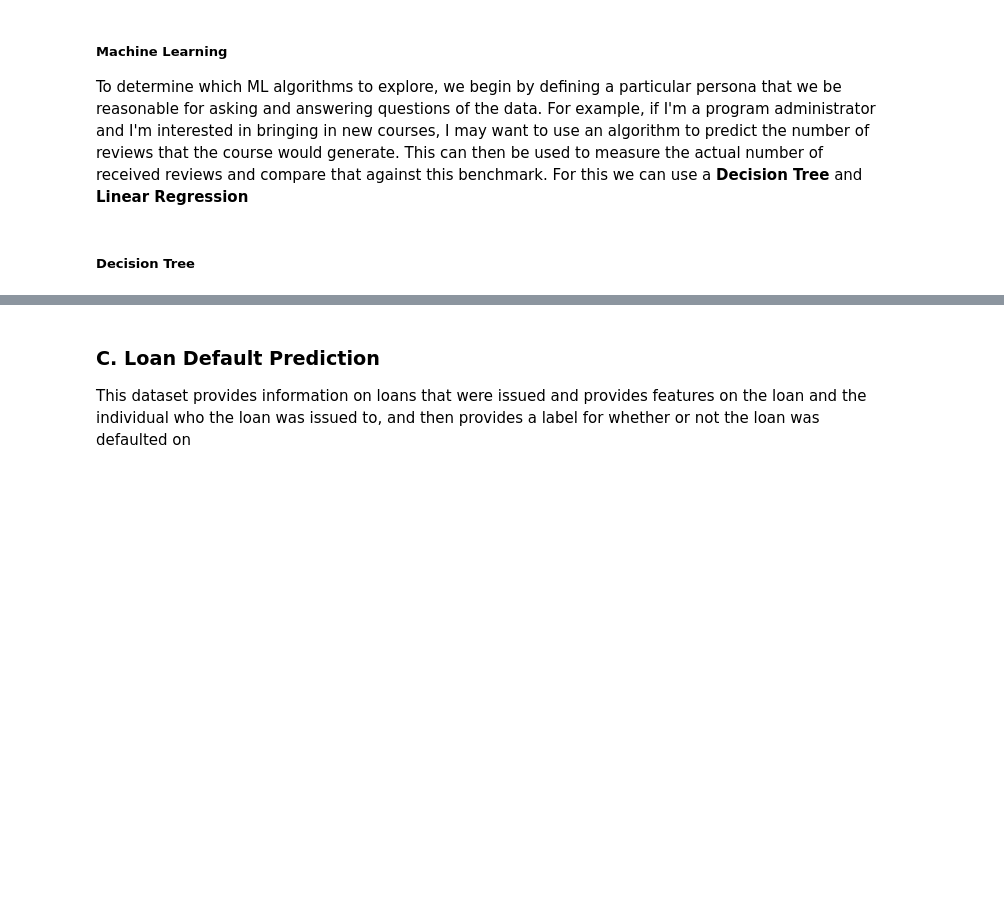
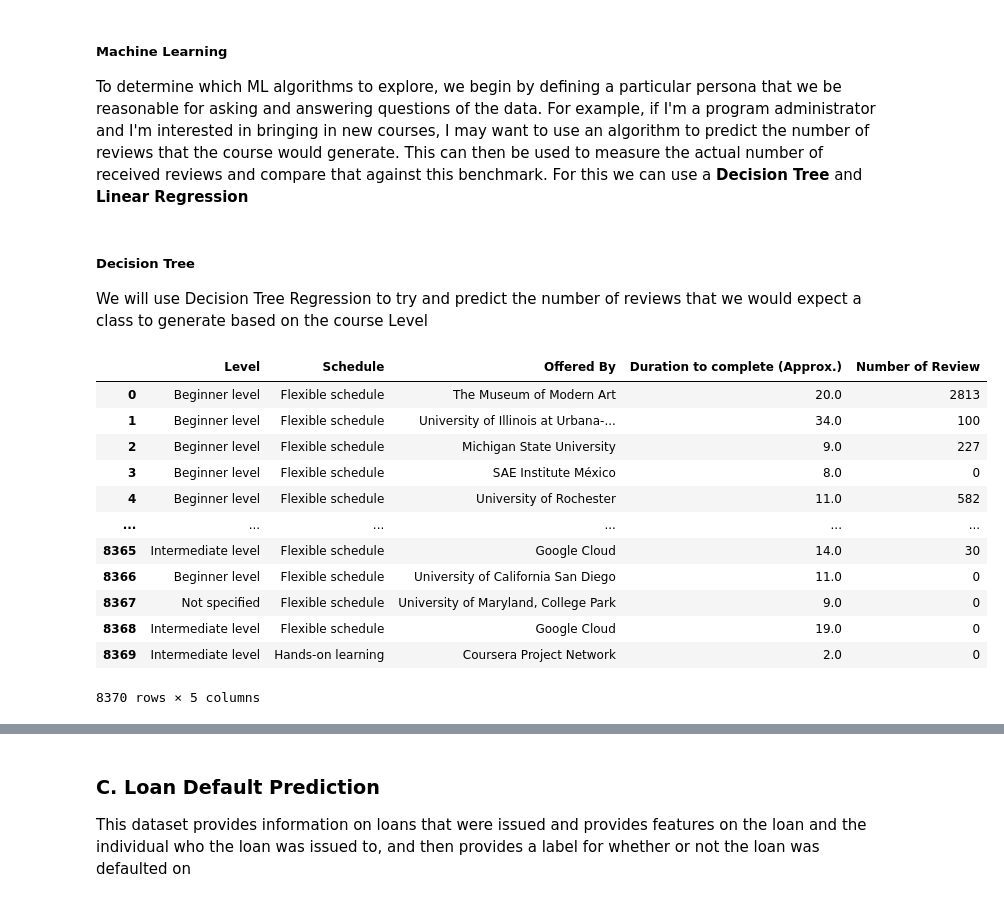
Before and after one commit to klmartin1998/spring2024-data622, a Jupyter notebook: assignments/assignment1/DATA 622 - Homework #1.ipynb, the cells around one changed output, grey strips where cells are left out. Saved outputs shown, nothing was run; the diff lists cells and outputs as text; code cells hidden in the pictures; blank space fills up the shorter version.

```diff
--- a/assignments/assignment1/DATA 622 - Homework #1.ipynb
+++ b/assignments/assignment1/DATA 622 - Homework #1.ipynb
@@ -167,4 +169,27 @@ pd.pivot_table(df1, index=['Keyword'], values=['Rating', 'Number of Review','Dur
 
 To determine which ML algorithms to explore, we begin by defining a particular persona that we be reasonable for asking and answering questions of the data. For example, if I'm a program administrator and I'm interested in bringing in new courses, I may want to use an algorithm to predict the number of reviews that the course would generate. This can then be used to measure the actual number of received reviews and compare that against this benchmark. For this we can use a **Decision Tree** and **Linear Regression**
 # %% [markdown]
-##### Decision Tree
+##### **Decision Tree**
+We will use Decision Tree Regression to try and predict the number of reviews that we would expect a class to generate based on the course Level
+# %%
+keep_columns = ['Level','Schedule','Offered By','Duration to complete (Approx.)','Number of Review']
+df1_simplified = df1.loc[:,keep_columns]
+
+X = df1_simplified.loc[:,df1_simplified.columns != 'Number of Review']
+y = df1_simplified['Number of Review']
+# %%
+df1_simplified
+# %% [output]
+|  | Level | Schedule | Offered By | Duration to complete (Approx.) | Number of Review |
+| 0 | Beginner level | Flexible schedule | The Museum of Modern Art | 20.0 | 2813 |
+| 1 | Beginner level | Flexible schedule | University of Illinois at Urbana-... | 34.0 | 100 |
+| 2 | Beginner level | Flexible schedule | Michigan State University | 9.0 | 227 |
+| 3 | Beginner level | Flexible schedule | SAE Institute México | 8.0 | 0 |
+| 4 | Beginner level | Flexible schedule | University of Rochester | 11.0 | 582 |
+| ... | ... | ... | ... | ... | ... |
+| 8365 | Intermediate level | Flexible schedule | Google Cloud | 14.0 | 30 |
+| 8366 | Beginner level | Flexible schedule | University of California San Diego | 11.0 | 0 |
+| 8367 | Not specified | Flexible schedule | University of Maryland, College Park | 9.0 | 0 |
+| 8368 | Intermediate level | Flexible schedule | Google Cloud | 19.0 | 0 |
+| 8369 | Intermediate level | Hands-on learning | Coursera Project Network | 2.0 | 0 |
+8370 rows × 5 columns
```
Also changed, not shown: parts of 41 cells of this notebook.
